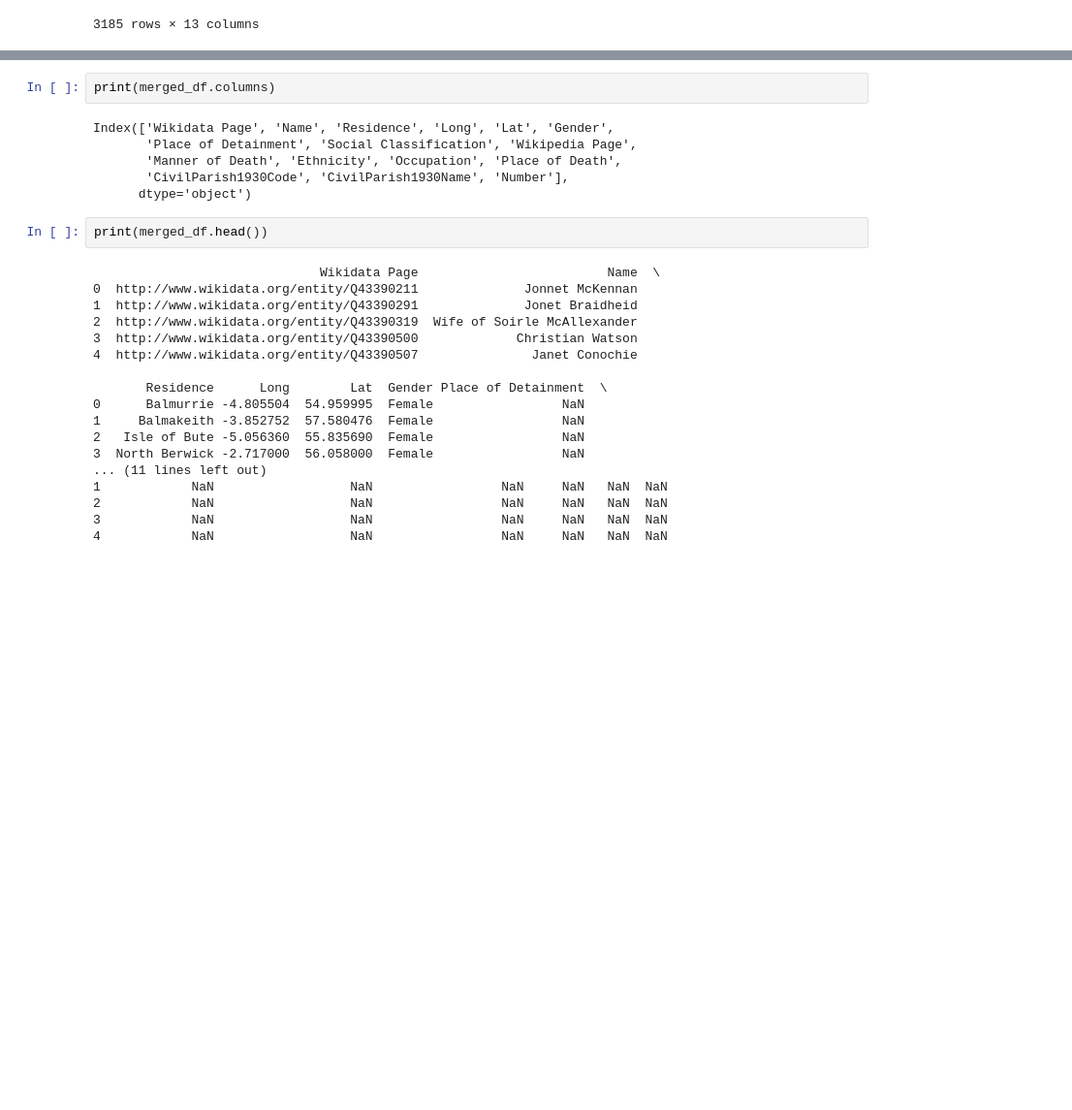
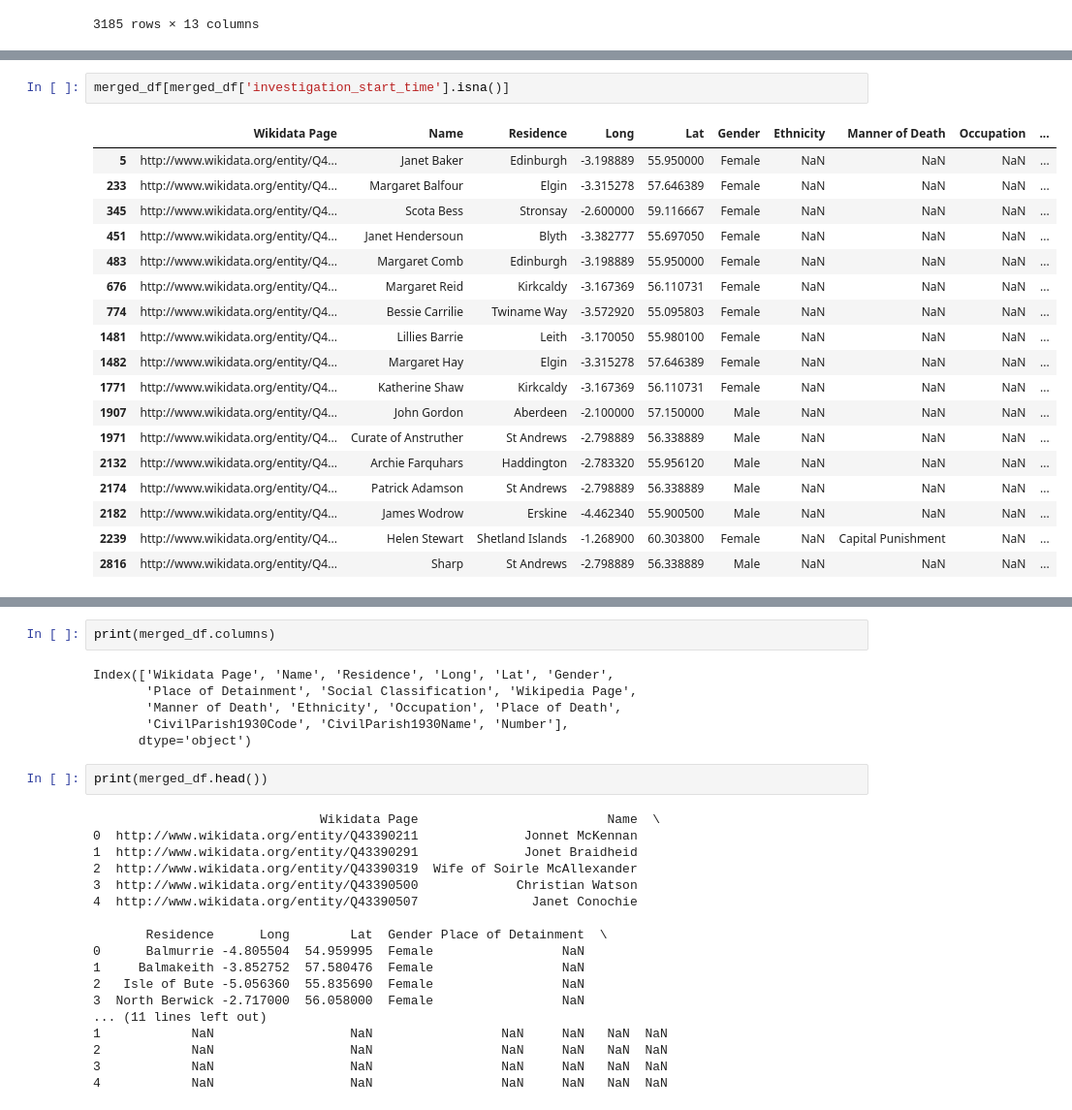
Before and after one commit to SLaDOS/Witches, a Jupyter notebook: Kiima/A2_templet.ipynb, the cells around one changed output, grey strips where cells are left out. Shown: that part at 97% size. Cells and saved outputs as stored; diff of their text form; blank space fills up the shorter version.

```diff
--- a/Kiima/A2_templet.ipynb
+++ b/Kiima/A2_templet.ipynb
@@ -47,0 +136,21 @@ merged_df
+# %%
+merged_df[merged_df['investigation_start_time'].isna()]
+# %% [output]
+|  | Wikidata Page | Name | Residence | Long | Lat | Gender | Ethnicity | Manner of Death | Occupation | ... |
+| 5 | http://www.wikidata.org/entity/Q4... | Janet Baker | Edinburgh | -3.198889 | 55.950000 | Female | NaN | NaN | NaN | ... |
+| 233 | http://www.wikidata.org/entity/Q4... | Margaret Balfour | Elgin | -3.315278 | 57.646389 | Female | NaN | NaN | NaN | ... |
+| 345 | http://www.wikidata.org/entity/Q4... | Scota Bess | Stronsay | -2.600000 | 59.116667 | Female | NaN | NaN | NaN | ... |
+| 451 | http://www.wikidata.org/entity/Q4... | Janet Hendersoun | Blyth | -3.382777 | 55.697050 | Female | NaN | NaN | NaN | ... |
+| 483 | http://www.wikidata.org/entity/Q4... | Margaret Comb | Edinburgh | -3.198889 | 55.950000 | Female | NaN | NaN | NaN | ... |
+| 676 | http://www.wikidata.org/entity/Q4... | Margaret Reid | Kirkcaldy | -3.167369 | 56.110731 | Female | NaN | NaN | NaN | ... |
+| 774 | http://www.wikidata.org/entity/Q4... | Bessie Carrilie | Twiname Way | -3.572920 | 55.095803 | Female | NaN | NaN | NaN | ... |
+| 1481 | http://www.wikidata.org/entity/Q4... | Lillies Barrie | Leith | -3.170050 | 55.980100 | Female | NaN | NaN | NaN | ... |
+| 1482 | http://www.wikidata.org/entity/Q4... | Margaret Hay | Elgin | -3.315278 | 57.646389 | Female | NaN | NaN | NaN | ... |
+| 1771 | http://www.wikidata.org/entity/Q4... | Katherine Shaw | Kirkcaldy | -3.167369 | 56.110731 | Female | NaN | NaN | NaN | ... |
+| 1907 | http://www.wikidata.org/entity/Q4... | John Gordon | Aberdeen | -2.100000 | 57.150000 | Male | NaN | NaN | NaN | ... |
+| 1971 | http://www.wikidata.org/entity/Q4... | Curate of Anstruther | St Andrews | -2.798889 | 56.338889 | Male | NaN | NaN | NaN | ... |
+| 2132 | http://www.wikidata.org/entity/Q4... | Archie Farquhars | Haddington | -2.783320 | 55.956120 | Male | NaN | NaN | NaN | ... |
+| 2174 | http://www.wikidata.org/entity/Q4... | Patrick Adamson | St Andrews | -2.798889 | 56.338889 | Male | NaN | NaN | NaN | ... |
+| 2182 | http://www.wikidata.org/entity/Q4... | James Wodrow | Erskine | -4.462340 | 55.900500 | Male | NaN | NaN | NaN | ... |
+| 2239 | http://www.wikidata.org/entity/Q4... | Helen Stewart | Shetland Islands | -1.268900 | 60.303800 | Female | NaN | Capital Punishment | NaN | ... |
+| 2816 | http://www.wikidata.org/entity/Q4... | Sharp | St Andrews | -2.798889 | 56.338889 | Male | NaN | NaN | NaN | ... |
```
Also changed, not shown: parts of 3 cells of this notebook, 23 other files.
